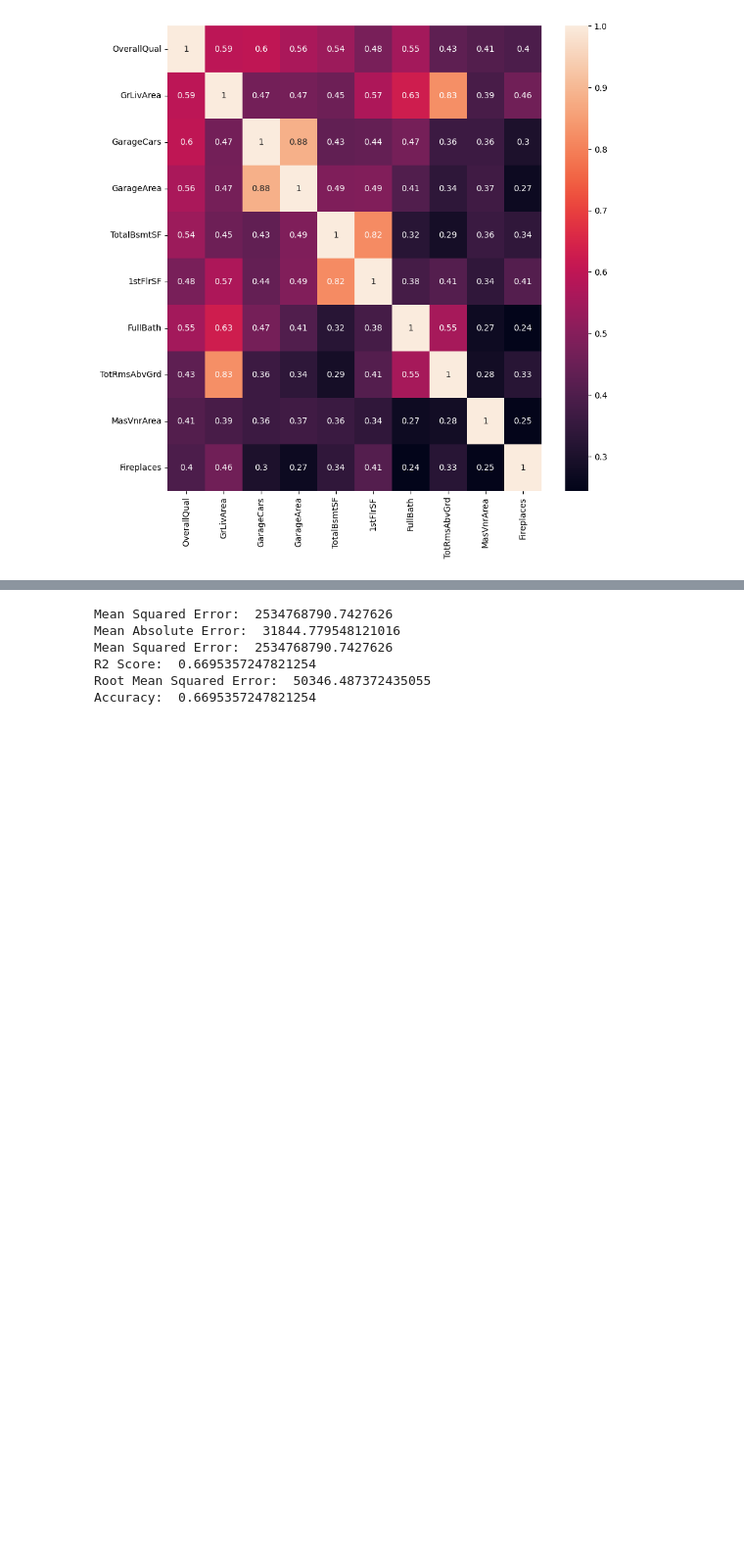
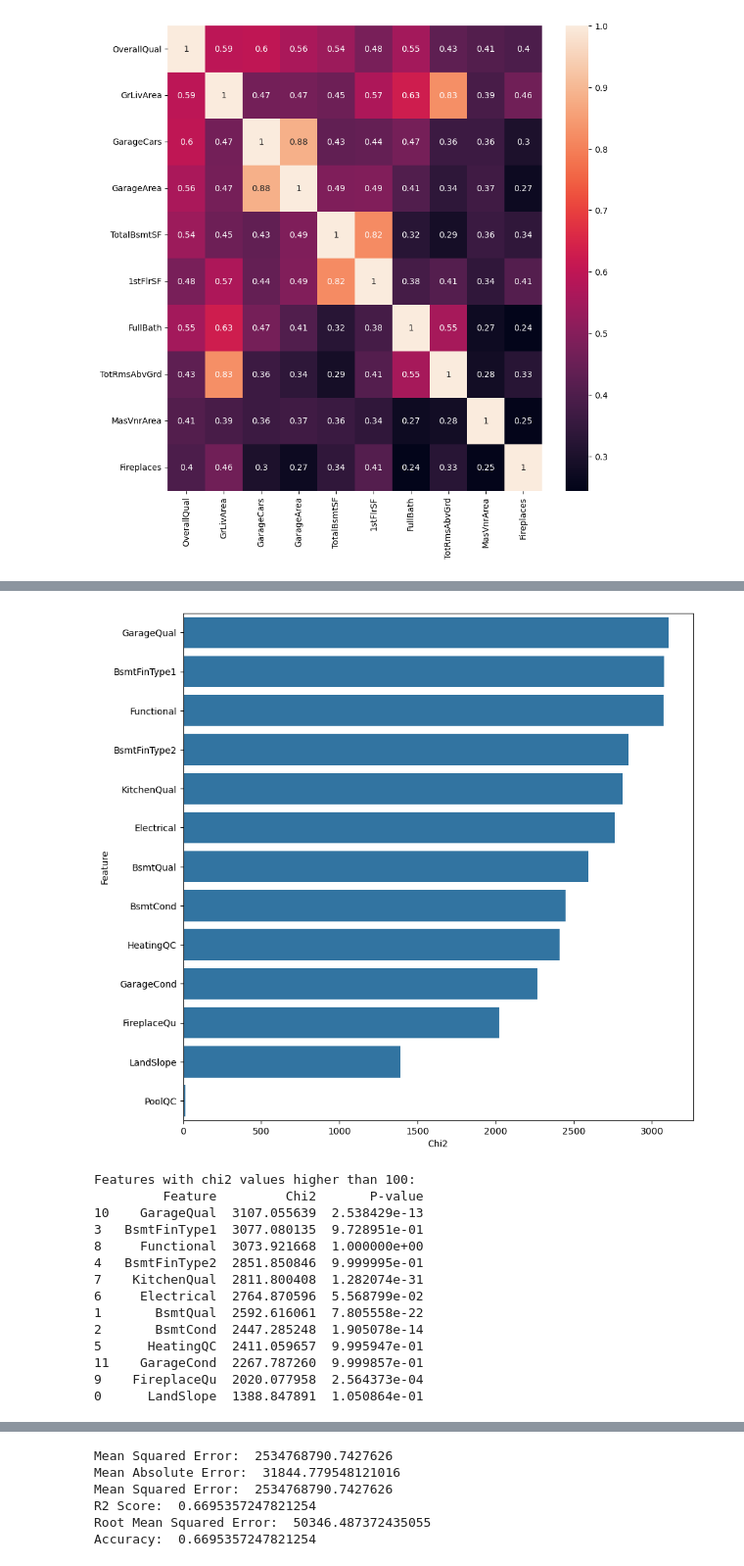
Before and after one commit to matthewgraca/4661-house-prices-regression, a Jupyter notebook: notebooks/data_visualization.ipynb, the cells around one changed output, grey strips where cells are left out. Shown at 98% size. Saved outputs shown, nothing was run; the diff lists cells and outputs as text; code cells hidden in the pictures; blank space fills up the shorter version.

Commit message:
Chnaged Ordinal data method from Correlation matrix to Chi-square for better understanding of features

```diff
--- a/notebooks/data_visualization.ipynb
+++ b/notebooks/data_visualization.ipynb
@@ -251,0 +161,16 @@ plt.show()
+# %%
+# Use Chi-square test to find the correlation between the ordinal data and the target
+from scipy.stats import chi2_contingency
+
+chi2_values = []
+p_values = []
+for col in encoded_ord_df.columns:
+    if col != 'SalePrice':
+        contingency_table = pd.crosstab(encoded_ord_df[col], encoded_ord_df['SalePrice'])
+        chi2, p, dof, expected = chi2_contingency(contingency_table)
+        chi2_values.append(chi2)
+        p_values.append(p)
+
+chi2_df = pd.DataFrame({'Feature': encoded_ord_df.columns[:-1], 'Chi2': chi2_values, 'P-value': p_values})
+chi2_df = chi2_df.sort_values(by='Chi2', ascending=False)
+print(chi2_df)
@@ -251,0 +192,27 @@ plt.show()
+# %%
+# Visualize the chi2 values
+plt.figure(figsize=(10, 10))
+sns.barplot(x='Chi2', y='Feature', data=chi2_df)
+plt.show()
+
+# Select the top features with high chi2 values
+threshold = 100
+top_features = chi2_df[chi2_df['Chi2'] > threshold]
+print("Features with chi2 values higher than 100: ")
+print(top_features)
+# %% [output]
+[figure, added]
+Features with chi2 values higher than 100:
+         Feature         Chi2       P-value
+10    GarageQual  3107.055639  2.538429e-13
+3   BsmtFinType1  3077.080135  9.728951e-01
+8     Functional  3073.921668  1.000000e+00
+4   BsmtFinType2  2851.850846  9.999995e-01
+7    KitchenQual  2811.800408  1.282074e-31
+6     Electrical  2764.870596  5.568799e-02
+1       BsmtQual  2592.616061  7.805558e-22
+2       BsmtCond  2447.285248  1.905078e-14
+5      HeatingQC  2411.059657  9.995947e-01
+11    GarageCond  2267.787260  9.999857e-01
+9    FireplaceQu  2020.077958  2.564373e-04
+0      LandSlope  1388.847891  1.050864e-01
```
Also changed, not shown: parts of 15 cells of this notebook.
